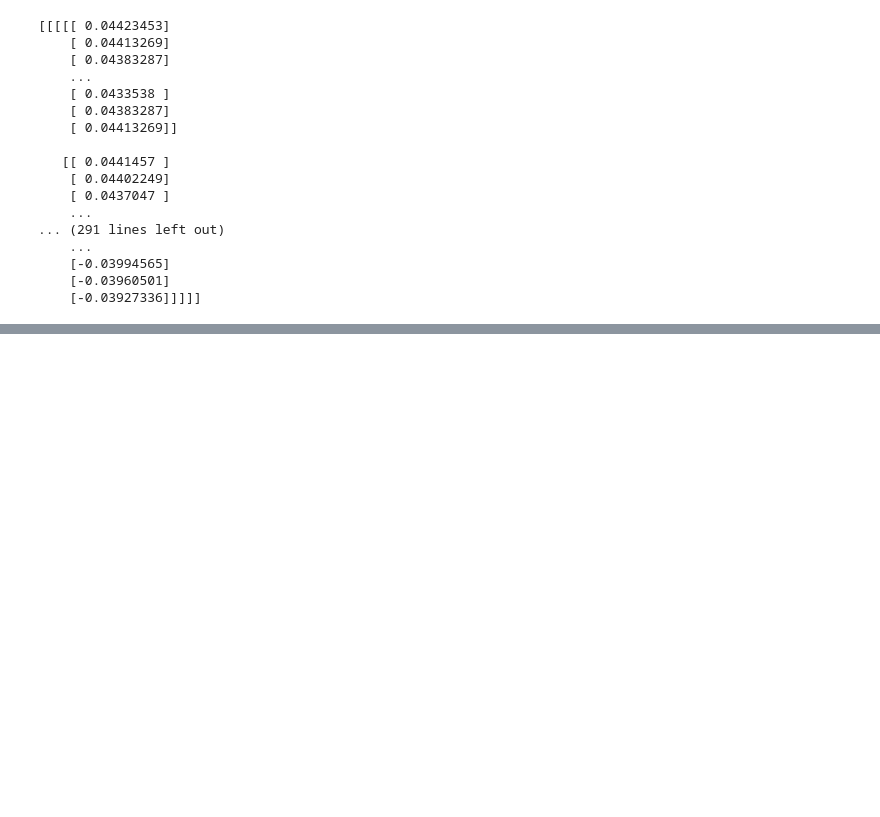
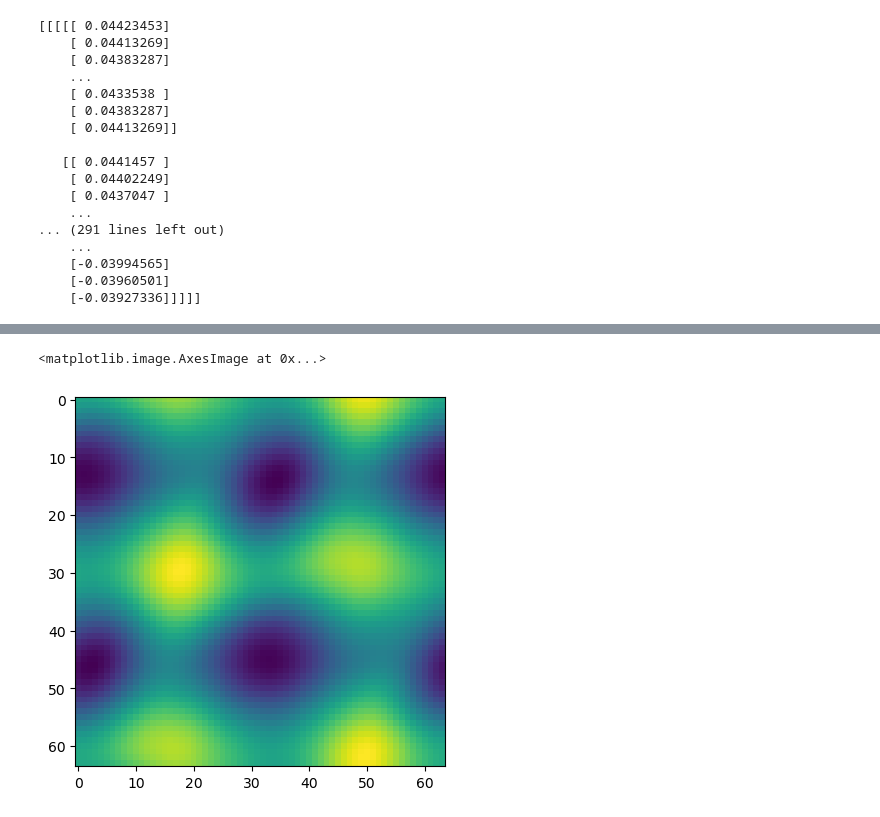
Before and after one commit to yashpatel5400/opicl, a Jupyter notebook: debug.ipynb, the cells around one changed output, grey strips where cells are left out. Drawn from its saved outputs; the diff is of its cells as text; code cells hidden in the pictures; blank space fills up the shorter version.

```diff
--- a/debug.ipynb
+++ b/debug.ipynb
@@ -493,0 +496,14 @@ print(a)
+# %%
+import kernels
+
+K = 8
+H, W = 64, 64
+
+kernel_maps = kernels.Kernels(H, W)
+kx_sigma = 1.0
+kx_name_true = "linear"
+kx_names = ['linear', 'laplacian', 'gradient_rbf', 'energy']
+kx_true = kernels.get_kx_kernel(kx_name_true, sigma=kx_sigma)
+ky_kernel = kernel_maps.get_kernel("gaussian")
+
+operators = sample_random_operators_fft(K, H, W, ky_kernel, kx_name_true, kx_sigma=1.0, num_ops=3)
@@ -493,0 +518,2 @@ print(a)
+# %%
+us = operators[2](fs)
@@ -493,0 +527,5 @@ print(a)
+# %%
+plt.imshow(us[1])
+# %% [output]
+<matplotlib.image.AxesImage at 0x...>
+[figure, added]
```
Also changed, not shown: parts of 10 cells of this notebook, 1 other file.
